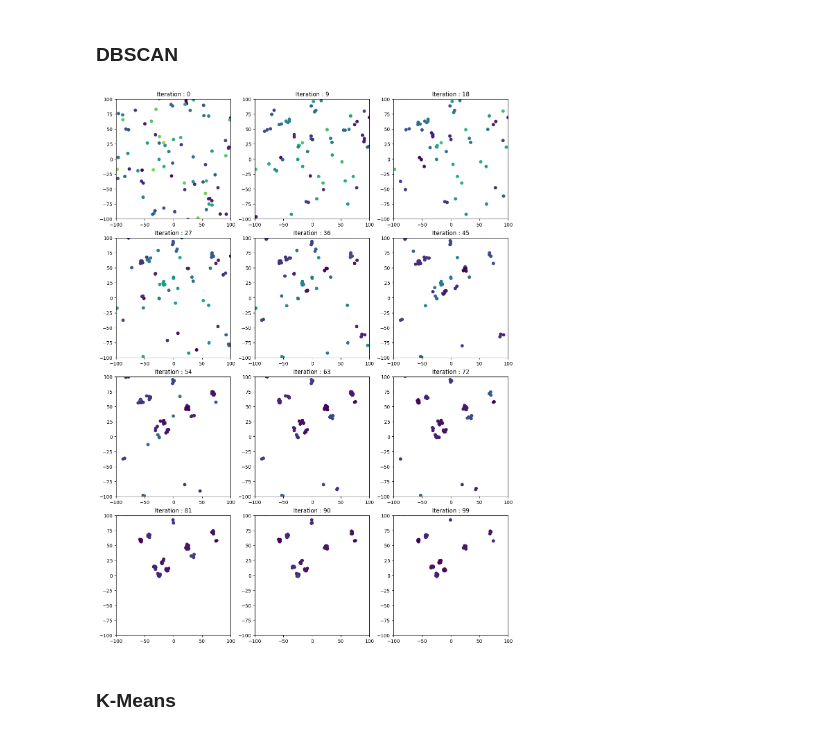
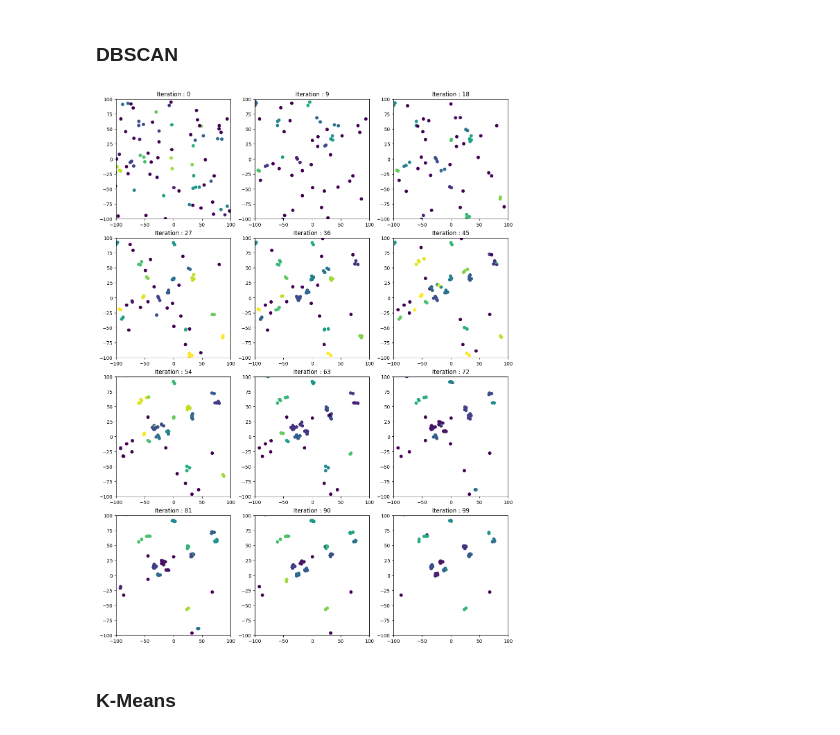
Before and after one commit to alexisuaguilaru/MetaPy, a Jupyter notebook: Testing/test_DifferentialEvolution.ipynb, the cells around one changed output. Drawn from its saved outputs; the diff is of its cells as text; code cells hidden in the pictures.

```diff
--- a/Testing/test_DifferentialEvolution.ipynb
+++ b/Testing/test_DifferentialEvolution.ipynb
@@ -90,19 +90,19 @@ iterations = 100
 populationSize = 100
 scalingFactor = 0.9
 crossoverRate = 0.8
-clusteringAlgorithm_kw = {'eps':7,'min_samples':1}
+clusteringAlgorithm_kw = {'eps':10,'min_samples':2}
 
 optimalFound_clust_dbscan , snapshots_clust_dbscan = DiffEvol_Clust_dbscan(iterations,populationSize,scalingFactor,crossoverRate,clusteringAlgorithm_kw)
 # %%
 #Plotting of snapshots
 SubPlot_kw = {'autoscale_on':False,'xbound':(-100,100),'ybound':(-100,100)}
-Scatter_kw = {'vmin':-1,'vmax':100,'cmap':'viridis'}
+Scatter_kw = {'vmin':-1,'vmax':20,'cmap':'viridis'}
 
 PlottingSnapshots(snapshots_clust_dbscan,9,SubPlot_kw,Scatter_kw=Scatter_kw)
 
 #scikit learn
 # %% [output]
-[figure, old version]
+[figure, new version]
 # %% [markdown]
 ### K-Means
 # %%
```
